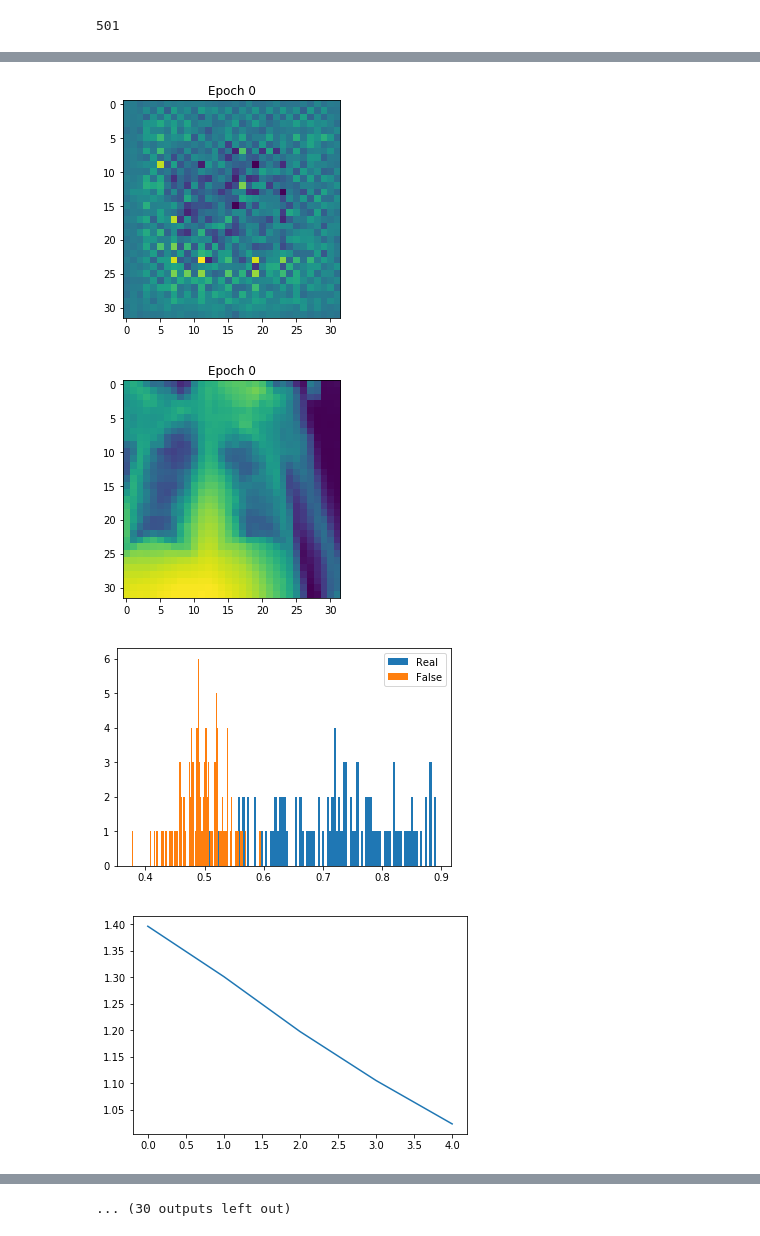
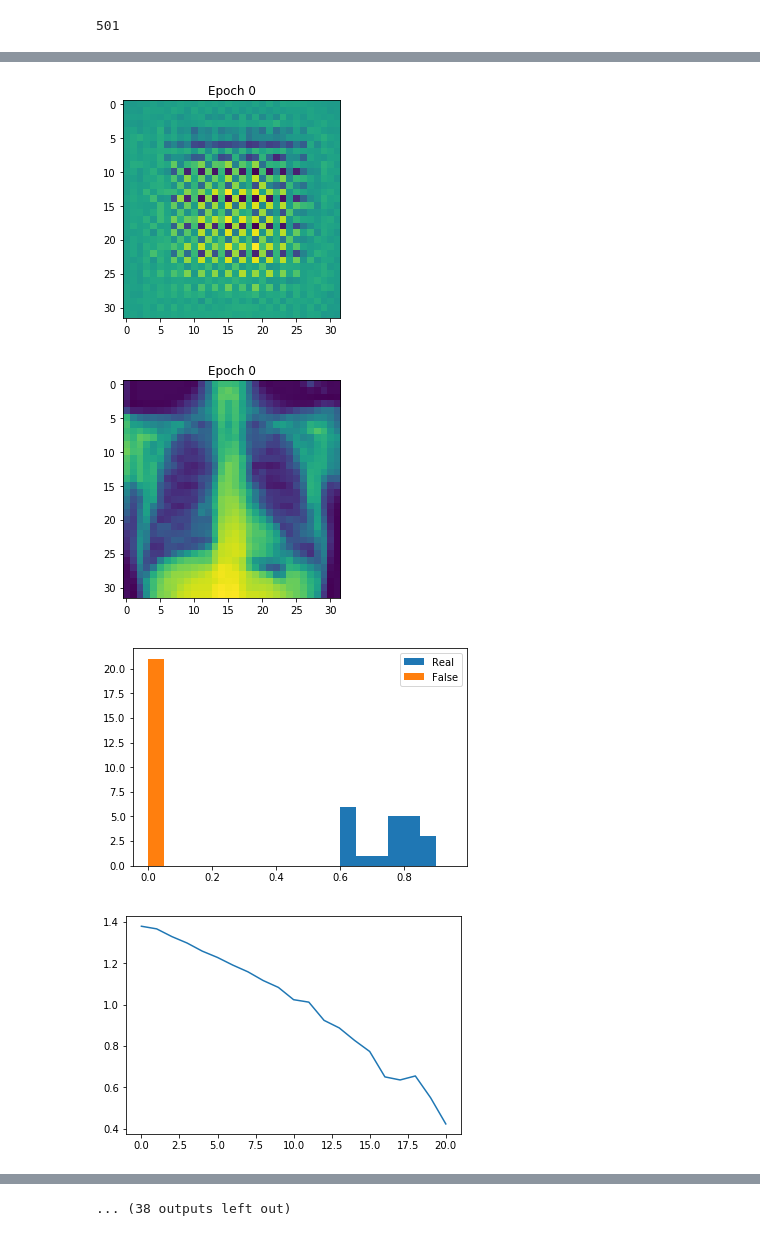
Before and after one commit to Bertinus/ChestXrays, a Jupyter notebook: ALI/AliXray.ipynb, the cells around one changed output, grey strips where cells are left out. Saved outputs shown, nothing was run; the diff lists cells and outputs as text; code cells hidden in the pictures.

```diff
--- a/ALI/AliXray.ipynb
+++ b/ALI/AliXray.ipynb
@@ -19,6 +22,6 @@ from sklearn.metrics import roc_auc_score, roc_curve
 # %%
 LS = 128 #Latent Space Size
-batch_size = 99
+batch_size = 24
 ColorsNumber = 1
 
 #Encoder param
@@ -399,7 +139,7 @@ ConstantZ = torch.randn(9,LS,1,1)
 cpt = 0
 
 criterion = nn.BCELoss()
-for epoch in range(1):
+for epoch in range(10):
 
     #Store Discriminator data
     AllRealDisc = []
@@ -411,7 +151,7 @@ for epoch in range(1):
         c += 1
 
         #Get Data
-        Xnorm = dataiter
+        Xnorm = dataiter *2.0 - 1.0
         print(c,Xnorm.shape)
         #To cuda
         if torch.cuda.is_available():
@@ -436,17 +176,19 @@ for epoch in range(1):
         PredFalse = DisXZ(FakeCat)
 
         #Get loss for discriminator
-        loss_d = criterion(PredReal.view(-1), Variable(torch.ones(BS))) + criterion(PredFalse.view(-1), Variable(torch.zeros(BS)))
+        loss_d = criterion(PredReal.view(-1), Variable(torch.ones(BS)-0.1)) + criterion(PredFalse.view(-1), Variable(torch.zeros(BS)))
 
         #Get loss for generator
-        loss_g = criterion(PredFalse.view(-1), Variable(torch.ones(BS))) + criterion(PredReal.view(-1), Variable(torch.zeros(BS)))
+        loss_g = criterion(PredFalse.view(-1), Variable(torch.ones(BS)-0.1)) + criterion(PredReal.view(-1), Variable(torch.zeros(BS)))
 
         #Optimize Discriminator
+
         optimizerD.zero_grad()
         loss_d.backward(retain_graph=True)
         optimizerD.step()
 
         #Optimize Generator
+
         optimizerG.zero_grad()
         loss_g.backward()
         optimizerG.step()
@@ -474,9 +216,8 @@ for epoch in range(1):
 
             #print("Epoch:%d AUC:%.2f" % (epoch,auc))
 
-
-            plt.hist(AllRealDisc,100,label="Real")
-            plt.hist(AllFakeDisc,100,label="False")
+            plt.hist(AllRealDisc,bins=np.array(range(20))/20,label="Real")
+            plt.hist(AllFakeDisc,np.array(range(20))/20,label="False")
             plt.legend()
             plt.show()
 
@@ -495,4 +247,4 @@ for epoch in range(1):
-[figure, old version]
+[figure, new version]
-[figure, old version]
+[figure, new version]
-[figure, old version]
+[figure, new version]
-[figure, old version]
+[figure, new version]
@@ -516,3 +290,3 @@ for epoch in range(1):
-... (30 outputs left out)
+... (38 outputs left out)
 # %%
 c
```
Also changed, not shown: parts of 17 cells of this notebook, 2 other files.
